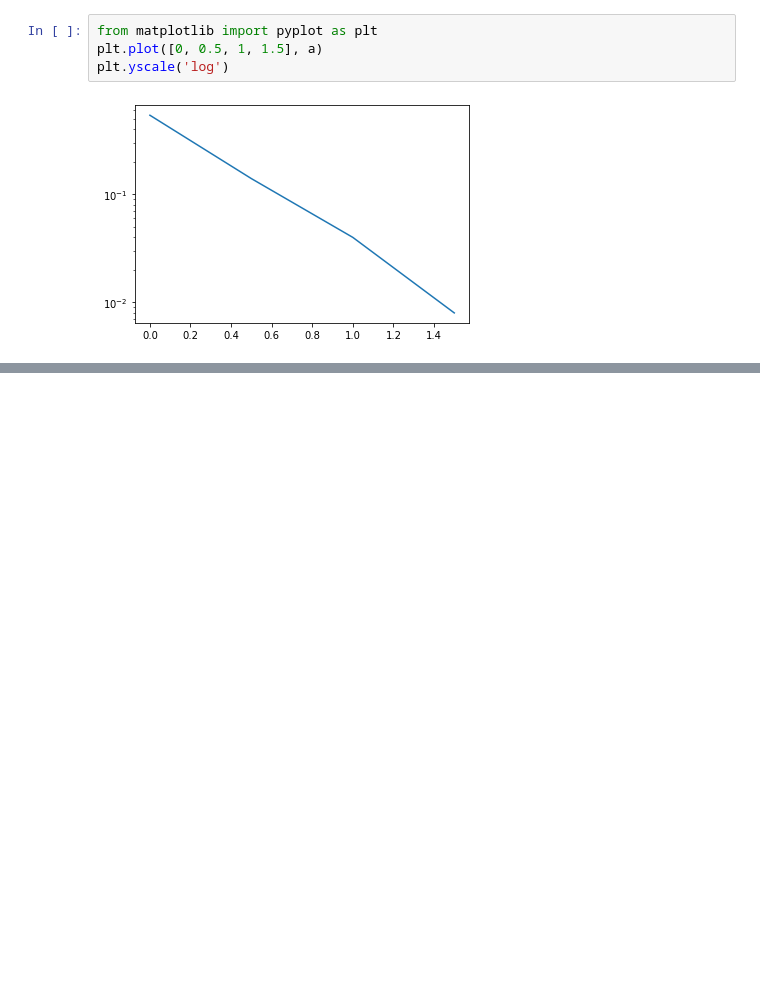
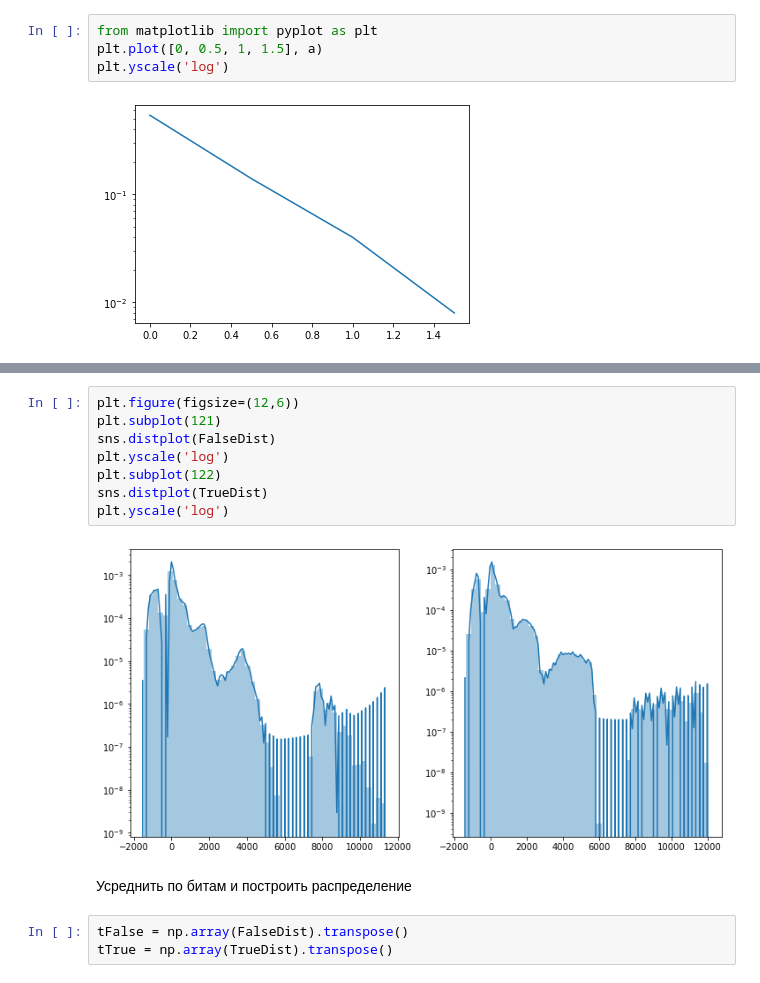
Before and after one commit to zaikoval/lstm-bf-scl, a Jupyter notebook: performance_check.ipynb, the cells around one changed output, grey strips where cells are left out. Cells and saved outputs as stored; diff of their text form; blank space fills up the shorter version.

```diff
--- a/performance_check.ipynb
+++ b/performance_check.ipynb
@@ -497,0 +532,15 @@ plt.yscale('log')
+# %%
+plt.figure(figsize=(12,6))
+plt.subplot(121)
+sns.distplot(FalseDist)
+plt.yscale('log')
+plt.subplot(122)
+sns.distplot(TrueDist)
+plt.yscale('log')
+# %% [output]
+[figure, added]
+# %% [markdown]
+Усреднить по битам и построить распределение
+# %%
+tFalse = np.array(FalseDist).transpose()
+tTrue = np.array(TrueDist).transpose()
```
Also changed, not shown: parts of 21 cells of this notebook, 3 other files.
